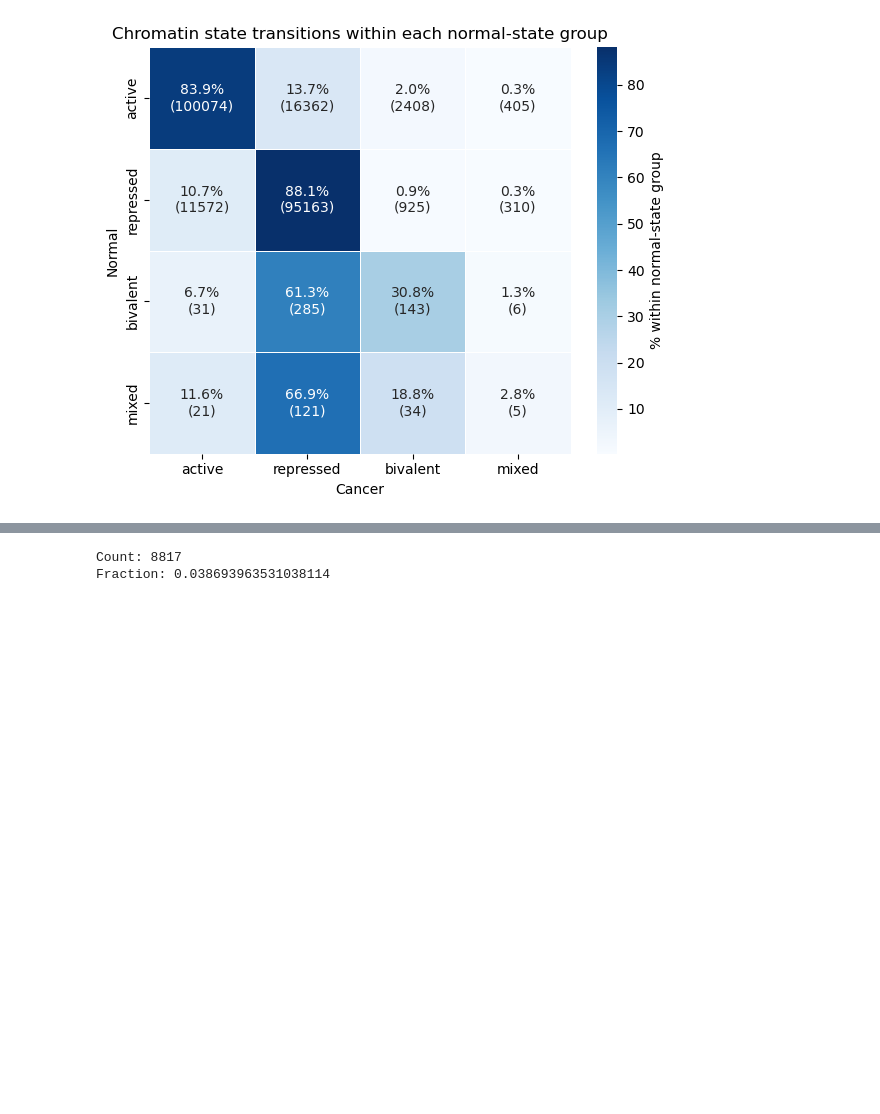
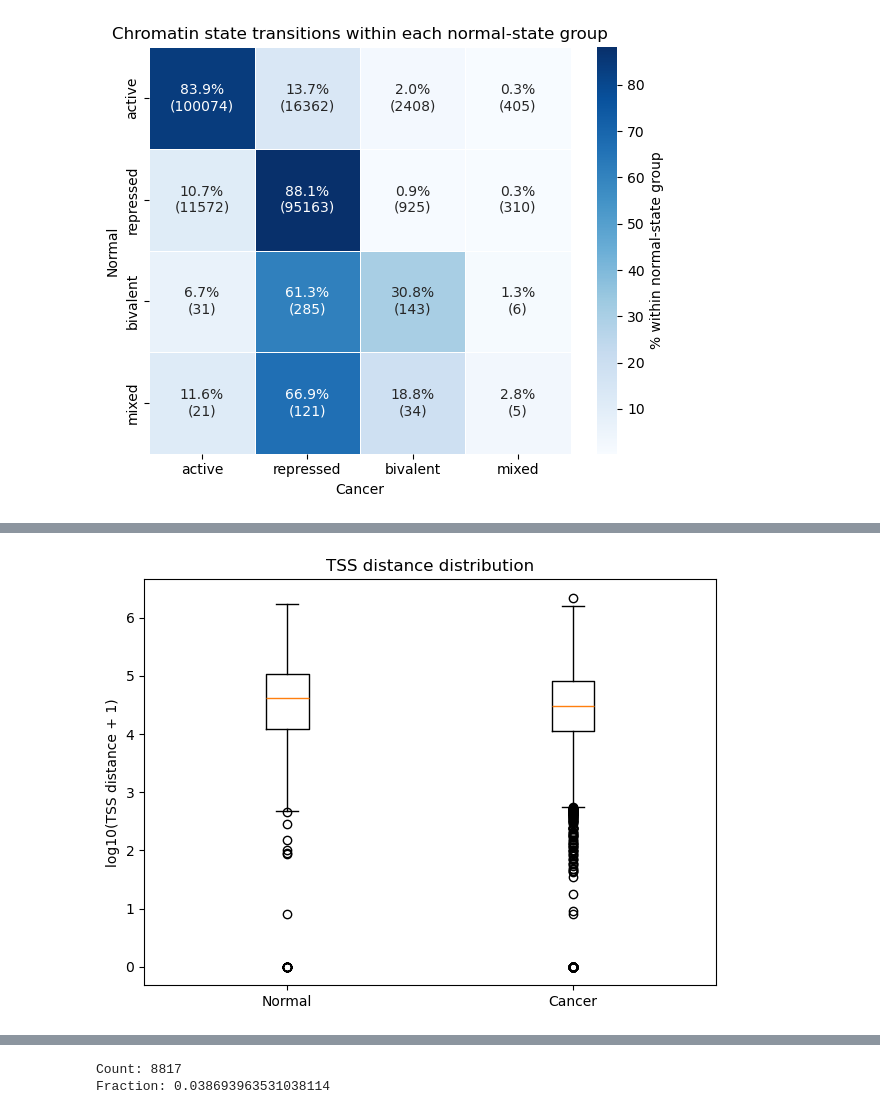
Before and after one commit to caocao0525/HERV, a Jupyter notebook: herv_util_test.ipynb, the cells around one changed output, grey strips where cells are left out. Cells and saved outputs as stored; diff of their text form; code cells hidden in the pictures; blank space fills up the shorter version.

```diff
--- a/herv_util_test.ipynb
+++ b/herv_util_test.ipynb
@@ -613,0 +956,21 @@ mat_row_pct_liver = plot_transition_heatmap_by_row_with_counts(df_merged)
+# %%
+def plot_tss_distance_box(df1, df2):
+    import matplotlib.pyplot as plt
+    import numpy as np
+
+    data = [
+        np.log10(df1["tss_distance"] + 1),
+        np.log10(df2["tss_distance"] + 1)
+    ]
+
+    plt.figure()
+    plt.boxplot(data, labels=["Normal", "Cancer"])
+
+    plt.ylabel("log10(TSS distance + 1)")
+    plt.title("TSS distance distribution")
+    plt.tight_layout()
+    plt.show()
+# %%
+plot_tss_distance_box(biv_normal_annot, biv_cancer_annot)
+# %% [output]
+[figure, added]
```
Also changed, not shown: parts of 21 cells of this notebook.
